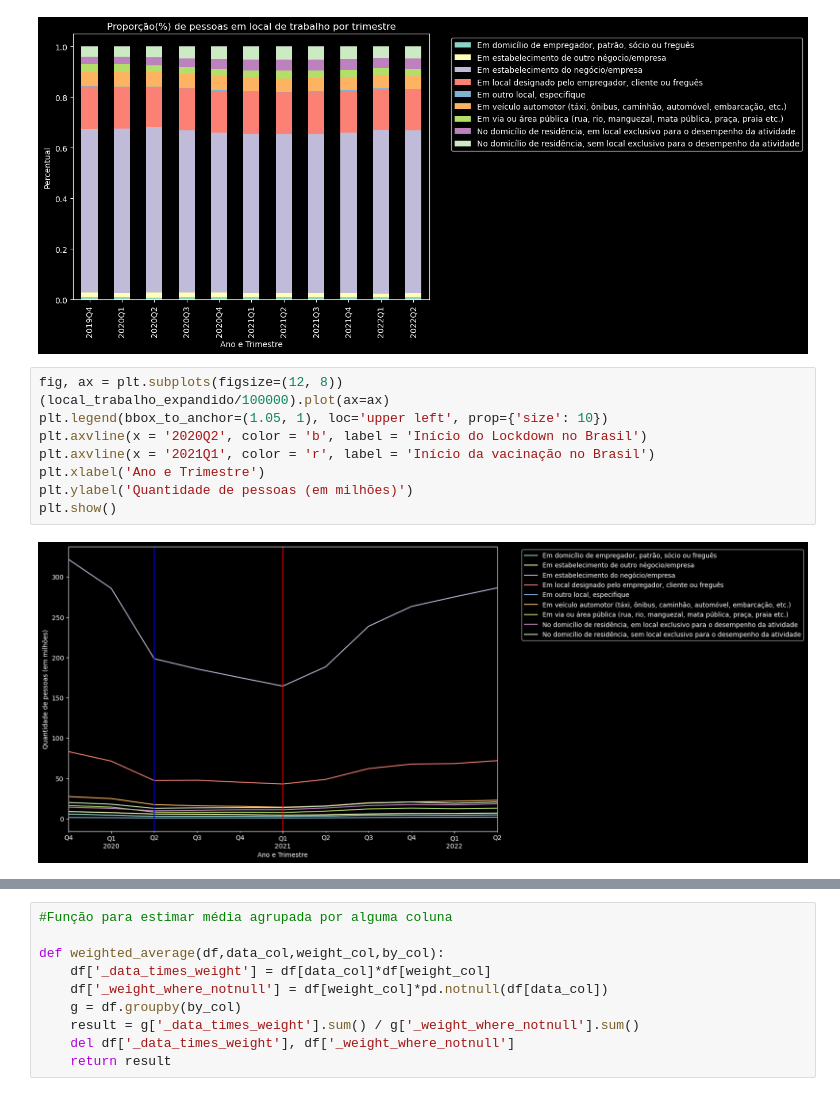
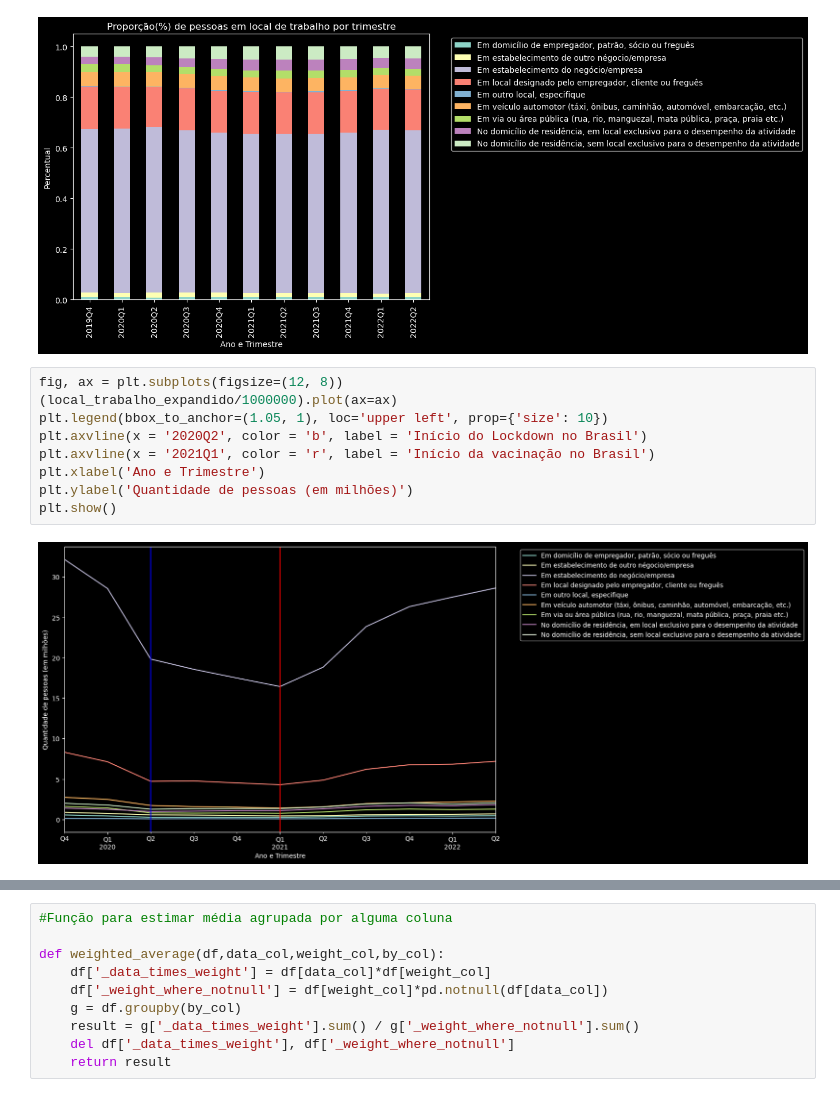
Before and after one commit to msbrasil/Mercado-de-Trabalho-Remoto, a Jupyter notebook: Local de Trabalho.ipynb, the cells around one changed output, grey strips where cells are left out. Cells and saved outputs as stored; diff of their text form.

```diff
--- a/Local de Trabalho.ipynb
+++ b/Local de Trabalho.ipynb
@@ -359,12 +362,12 @@ plt.show()
 [figure]
 # %%
 fig, ax = plt.subplots(figsize=(12, 8))
-(local_trabalho_expandido/100000).plot(ax=ax)
+(local_trabalho_expandido/1000000).plot(ax=ax)
 plt.legend(bbox_to_anchor=(1.05, 1), loc='upper left', prop={'size': 10})
 plt.axvline(x = '2020Q2', color = 'b', label = 'Início do Lockdown no Brasil')
 plt.axvline(x = '2021Q1', color = 'r', label = 'Início da vacinação no Brasil')
 plt.xlabel('Ano e Trimestre')
 plt.ylabel('Quantidade de pessoas (em milhões)')
 plt.show()
 # %% [output]
-[figure, old version]
+[figure, new version]
```
Also changed, not shown: parts of 13 cells of this notebook, 2 other files.
